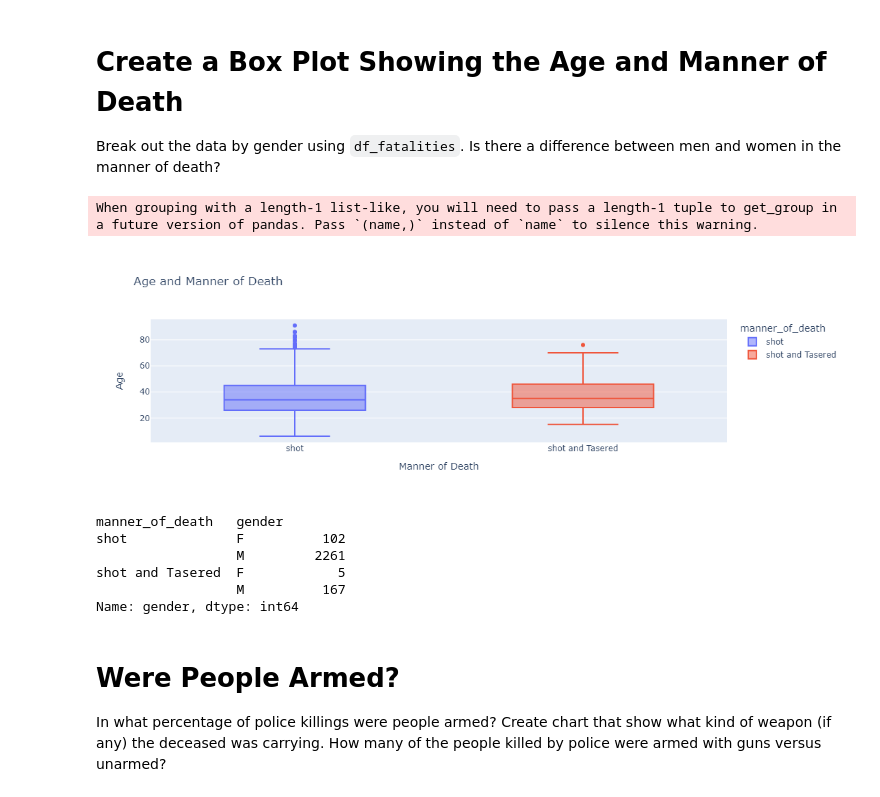
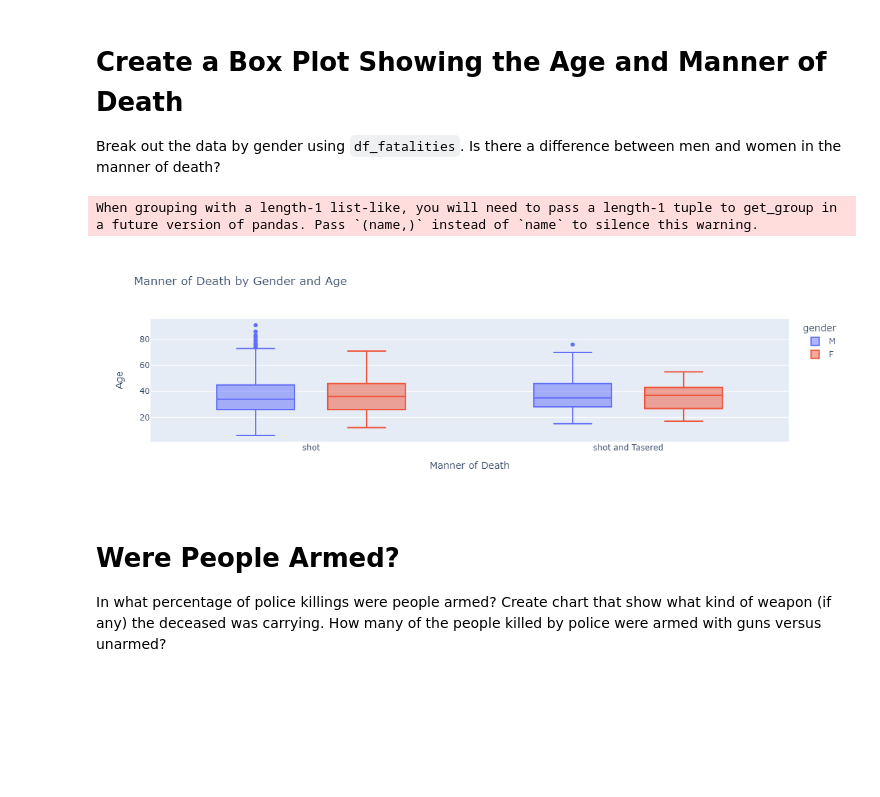
Before and after one commit to mzeeshanaltaf/datascience-fatal-police-shooting, a Jupyter notebook: Fatal_Police_Shootings.ipynb, the cells around one changed output. Drawn from its saved outputs; the diff is of its cells as text; code cells hidden in the pictures; blank space fills up the shorter version.

```diff
--- a/Fatal_Police_Shootings.ipynb
+++ b/Fatal_Police_Shootings.ipynb
@@ -425,23 +414,13 @@ Break out the data by gender using `df_fatalities`. Is there a difference betwee
 # Remove 0 values from age column
 df_fatalities_nz = df_fatalities.loc[df_fatalities['age'] != 0]
 # %%
-box = px.box(df_fatalities_nz, x='manner_of_death', y='age', color="manner_of_death", title="Age and Manner of Death")
+box = px.box(df_fatalities_nz, x='manner_of_death', y='age', color="gender", title=" Manner of Death by Gender and Age")
 box.update_layout(xaxis_title='Manner of Death',
                   yaxis_title='Age')
 box.show()
 # %% [output]
 When grouping with a length-1 list-like, you will need to pass a length-1 tuple to get_group in a future version of pandas. Pass `(name,)` instead of `name` to silence this warning.
-[figure, old version]
+[figure, new version]
-# %%
-df = df_fatalities[['manner_of_death', 'gender']]
-df.groupby(['manner_of_death', 'gender'])['gender'].count()
-# %% [output]
-manner_of_death   gender
-shot              F          102
-                  M         2261
-shot and Tasered  F            5
-                  M          167
-Name: gender, dtype: int64
 # %% [markdown]
 # Were People Armed?
 
```
Also changed, not shown: parts of 35 cells of this notebook.
